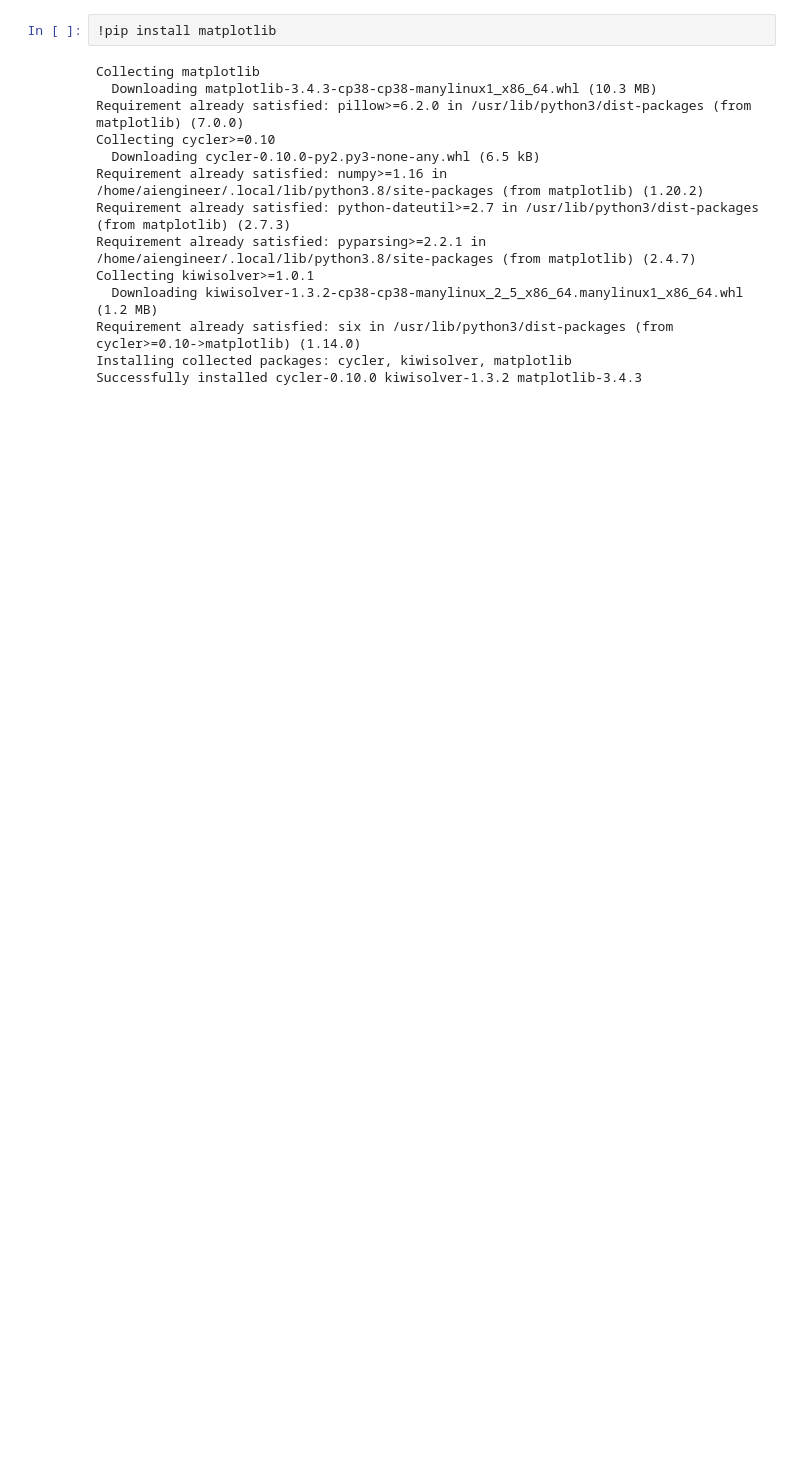
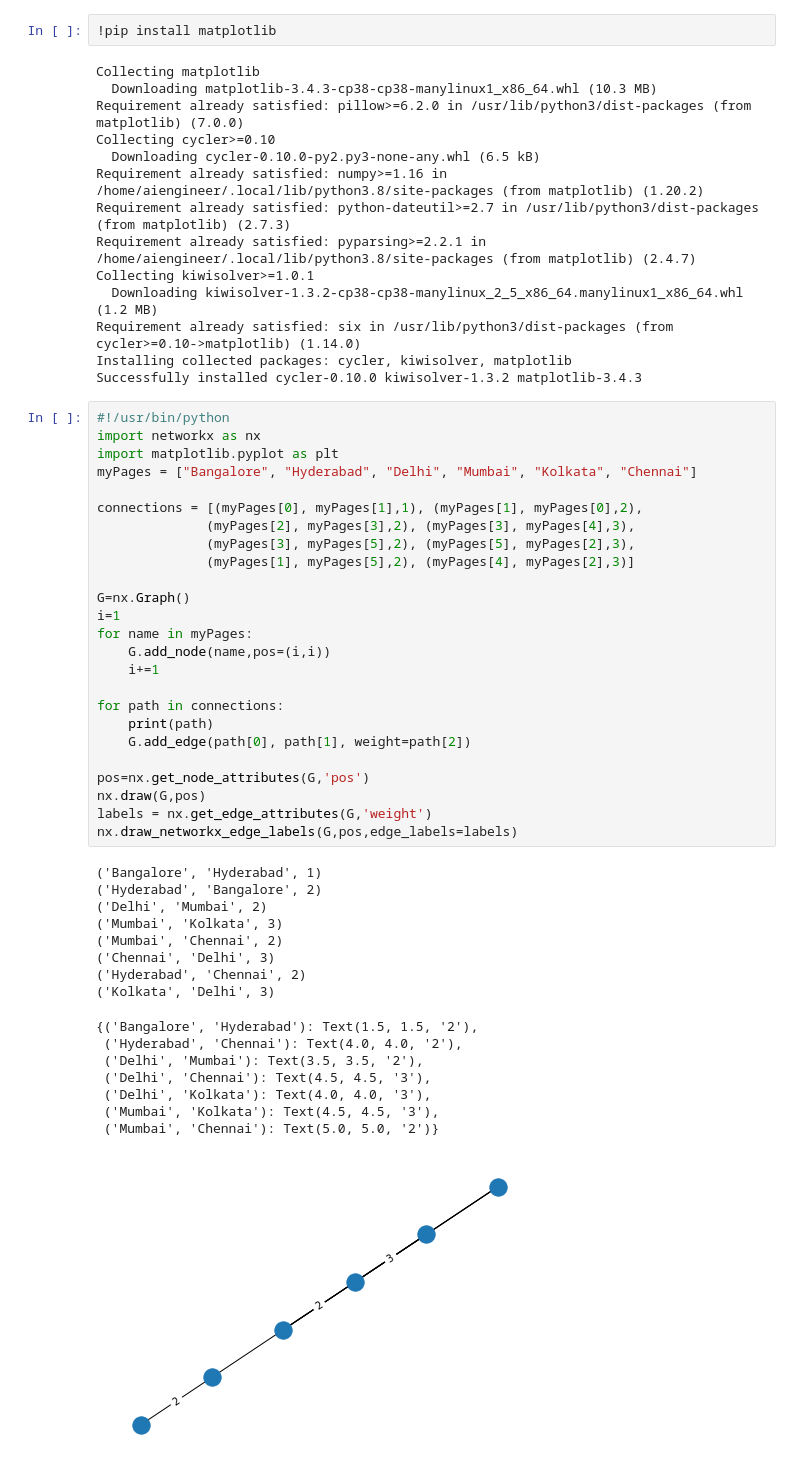
Before and after one commit to kamallearner123/allAutonomous, a Jupyter notebook: 10.Python/Untitled.ipynb, the cells around one changed output. Cells and saved outputs as stored; diff of their text form; blank space fills up the shorter version.

```diff
--- a/10.Python/Untitled.ipynb
+++ b/10.Python/Untitled.ipynb
@@ -56,3 +56,45 @@ Collecting kiwisolver>=1.0.1
 Requirement already satisfied: six in /usr/lib/python3/dist-packages (from cycler>=0.10->matplotlib) (1.14.0)
 Installing collected packages: cycler, kiwisolver, matplotlib
 Successfully installed cycler-0.10.0 kiwisolver-1.3.2 matplotlib-3.4.3
+# %%
+#!/usr/bin/python
+import networkx as nx
+import matplotlib.pyplot as plt
+myPages = ["Bangalore", "Hyderabad", "Delhi", "Mumbai", "Kolkata", "Chennai"]
+
+connections = [(myPages[0], myPages[1],1), (myPages[1], myPages[0],2),
+              (myPages[2], myPages[3],2), (myPages[3], myPages[4],3),
+              (myPages[3], myPages[5],2), (myPages[5], myPages[2],3),
+              (myPages[1], myPages[5],2), (myPages[4], myPages[2],3)]
+
+G=nx.Graph()
+i=1
+for name in myPages:
+    G.add_node(name,pos=(i,i))
+    i+=1
+
+for path in connections:
+    print(path)
+    G.add_edge(path[0], path[1], weight=path[2])
+
+pos=nx.get_node_attributes(G,'pos')
+nx.draw(G,pos)
+labels = nx.get_edge_attributes(G,'weight')
+nx.draw_networkx_edge_labels(G,pos,edge_labels=labels)
+# %% [output]
+('Bangalore', 'Hyderabad', 1)
+('Hyderabad', 'Bangalore', 2)
+('Delhi', 'Mumbai', 2)
+('Mumbai', 'Kolkata', 3)
+('Mumbai', 'Chennai', 2)
+('Chennai', 'Delhi', 3)
+('Hyderabad', 'Chennai', 2)
+('Kolkata', 'Delhi', 3)
+{('Bangalore', 'Hyderabad'): Text(1.5, 1.5, '2'),
+ ('Hyderabad', 'Chennai'): Text(4.0, 4.0, '2'),
+ ('Delhi', 'Mumbai'): Text(3.5, 3.5, '2'),
+ ('Delhi', 'Chennai'): Text(4.5, 4.5, '3'),
+ ('Delhi', 'Kolkata'): Text(4.0, 4.0, '3'),
+ ('Mumbai', 'Kolkata'): Text(4.5, 4.5, '3'),
+ ('Mumbai', 'Chennai'): Text(5.0, 5.0, '2')}
+[figure, added]
```
Also changed, not shown: parts of 2 cells of this notebook, 8 other files.
